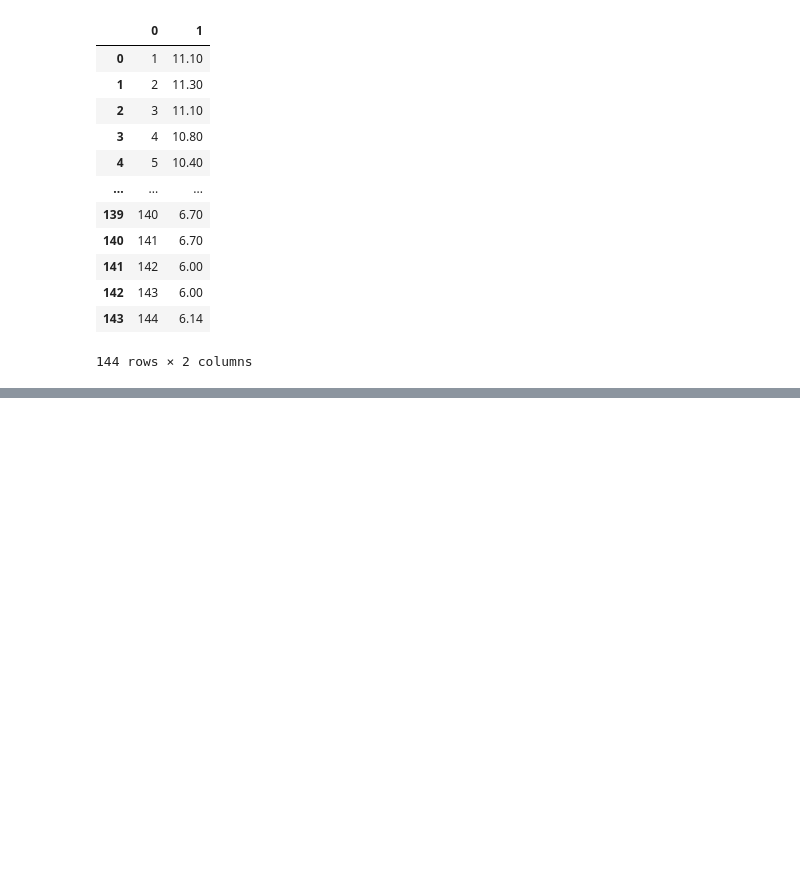
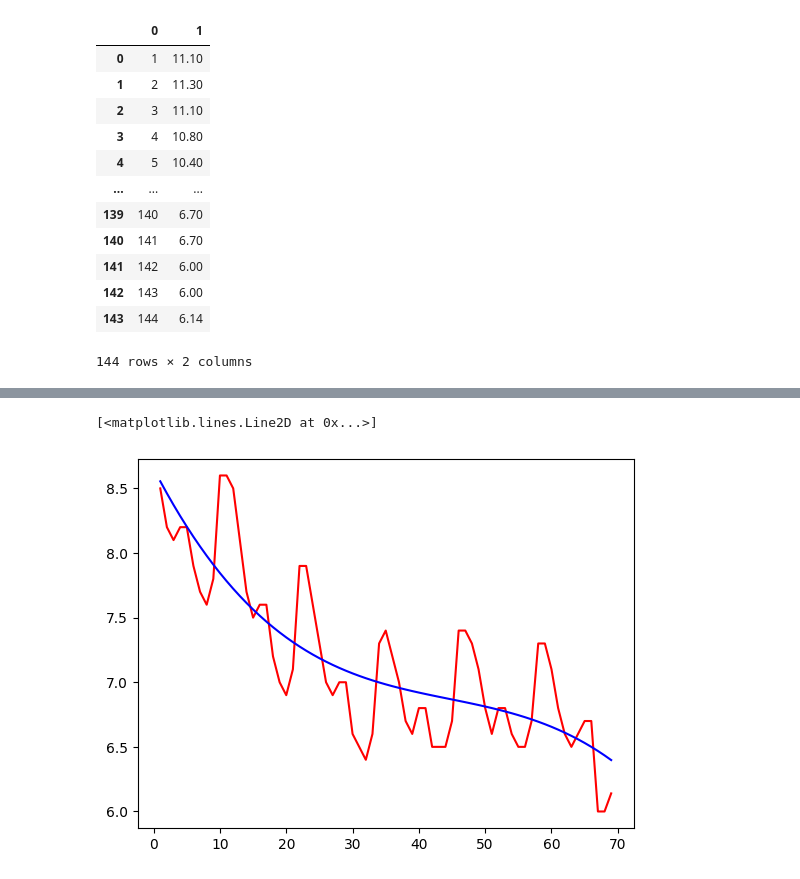
Before and after one commit to RacingInspiration/Zeitreihen, a Jupyter notebook: 8/FFT_Arbeitslosenzahlen.ipynb, the cells around one changed output, grey strips where cells are left out. Saved outputs shown, nothing was run; the diff lists cells and outputs as text; code cells hidden in the pictures; blank space fills up the shorter version.

```diff
--- a/8/FFT_Arbeitslosenzahlen.ipynb
+++ b/8/FFT_Arbeitslosenzahlen.ipynb
@@ -59,0 +73,26 @@ plt.plot(t,np.abs(arbeitslose),np.abs(a_inverse))
+# %%
+# Fitting Polynomial Regression to the moving average data
+from sklearn.linear_model import LinearRegression
+lin_reg = LinearRegression()
+X = t.reshape(-1,1)
+
+y = arbeitslose.reshape(-1,1)
+lin_reg.fit(X, y)
+
+from sklearn.preprocessing import PolynomialFeatures
+
+poly_reg = PolynomialFeatures(degree=3)
+
+X_poly = poly_reg.fit_transform(X)
+
+pol_reg = LinearRegression()
+pol_reg.fit(X_poly, y)
+#
+# Visualizing the Polymonial Regression results
+y_poly = pol_reg.predict(poly_reg.fit_transform(X))
+y_poly = y_poly.ravel()
+plt.plot(X, y, color='red')
+plt.plot(X, y_poly, color='blue')
+# %% [output]
+[<matplotlib.lines.Line2D at 0x...>]
+[figure, added]
```
Also changed, not shown: parts of 13 cells of this notebook.
